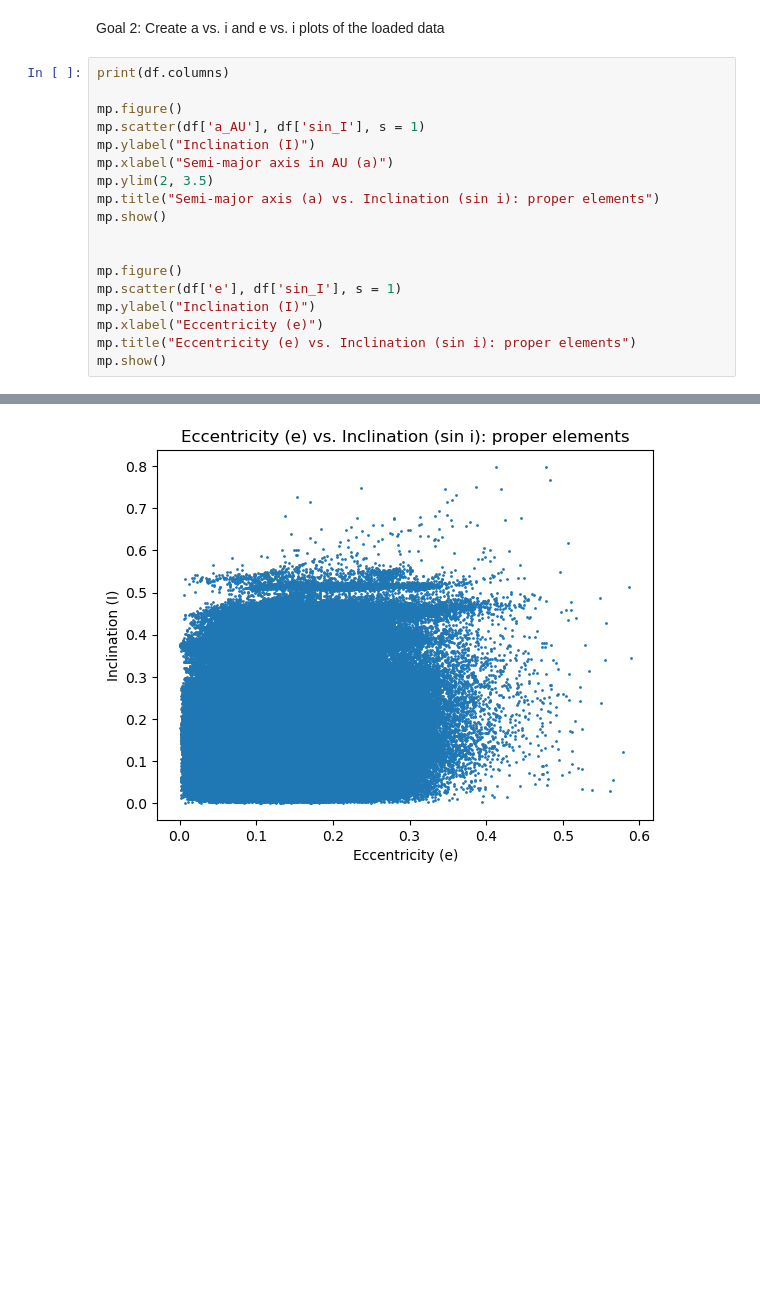
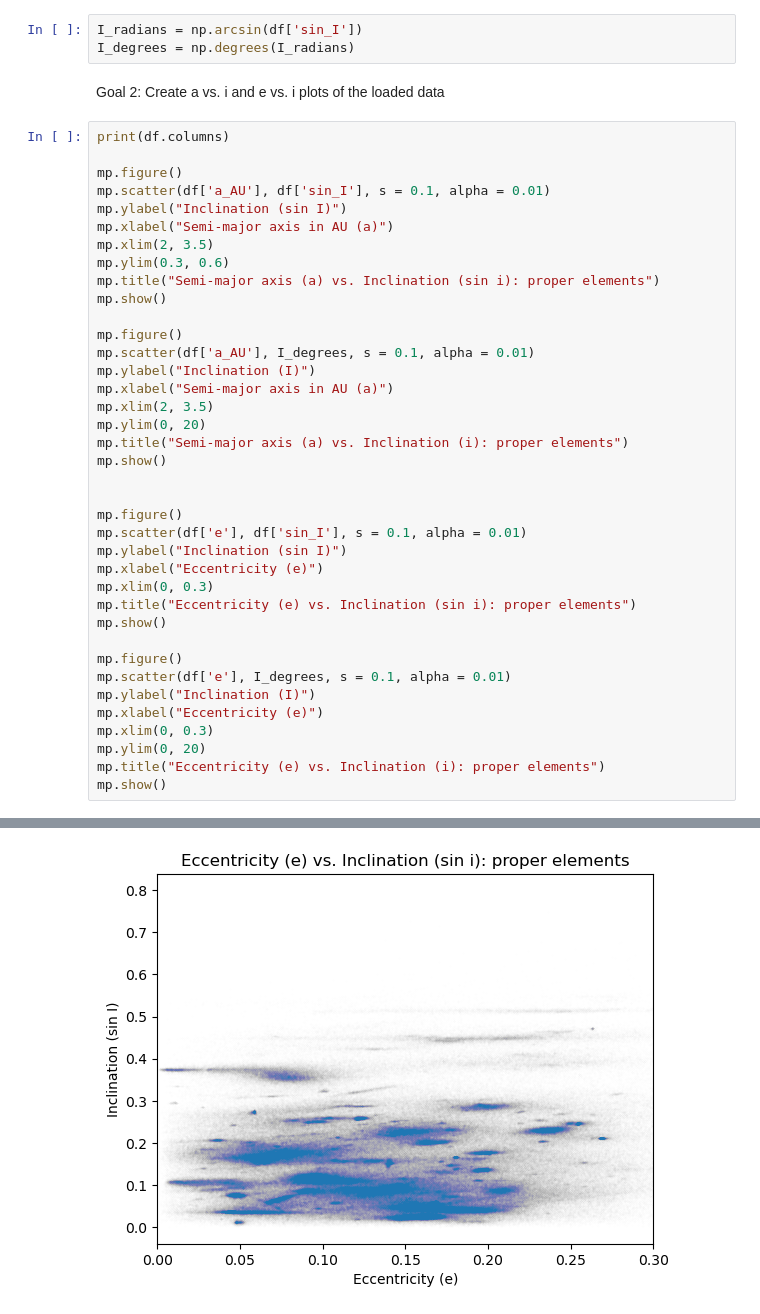
Before and after one commit to olincollege/scicomp-p2-alex_asteroids, a Jupyter notebook: Asteroid_family_exploration.ipynb, the cells around one changed output, grey strips where cells are left out. Cells and saved outputs as stored; diff of their text form; blank space fills up the shorter version.

Commit message:
Plot a vs i, e vs i, 3D a vs e vs i to visibly see cluters

```diff
--- a/Asteroid_family_exploration.ipynb
+++ b/Asteroid_family_exploration.ipynb
@@ -29,22 +32,45 @@ print(df.head())
+# %%
+I_radians = np.arcsin(df['sin_I'])
+I_degrees = np.degrees(I_radians)
 # %% [markdown]
 Goal 2: Create a vs. i and e vs. i plots of the loaded data
 # %%
 print(df.columns)
 
 mp.figure()
-mp.scatter(df['a_AU'], df['sin_I'], s = 1)
+mp.scatter(df['a_AU'], df['sin_I'], s = 0.1, alpha = 0.01)
+mp.ylabel("Inclination (sin I)")
+mp.xlabel("Semi-major axis in AU (a)")
+mp.xlim(2, 3.5)
+mp.ylim(0.3, 0.6)
+mp.title("Semi-major axis (a) vs. Inclination (sin i): proper elements")
+mp.show()
+
+mp.figure()
+mp.scatter(df['a_AU'], I_degrees, s = 0.1, alpha = 0.01)
 mp.ylabel("Inclination (I)")
 mp.xlabel("Semi-major axis in AU (a)")
-mp.ylim(2, 3.5)
-mp.title("Semi-major axis (a) vs. Inclination (sin i): proper elements")
+mp.xlim(2, 3.5)
+mp.ylim(0, 20)
+mp.title("Semi-major axis (a) vs. Inclination (i): proper elements")
 mp.show()
 
 
 mp.figure()
-mp.scatter(df['e'], df['sin_I'], s = 1)
+mp.scatter(df['e'], df['sin_I'], s = 0.1, alpha = 0.01)
+mp.ylabel("Inclination (sin I)")
+mp.xlabel("Eccentricity (e)")
+mp.xlim(0, 0.3)
+mp.title("Eccentricity (e) vs. Inclination (sin i): proper elements")
+mp.show()
+
+mp.figure()
+mp.scatter(df['e'], I_degrees, s = 0.1, alpha = 0.01)
 mp.ylabel("Inclination (I)")
 mp.xlabel("Eccentricity (e)")
-mp.title("Eccentricity (e) vs. Inclination (sin i): proper elements")
+mp.xlim(0, 0.3)
+mp.ylim(0, 20)
+mp.title("Eccentricity (e) vs. Inclination (i): proper elements")
 mp.show()
 # %% [output]
 Index(['Name', 'mag', 'a_AU', 'e', 'sin_I', 'n_deg_per_yr', 'g_arcsec_per_yr',
@@ -55 +81 @@ Index(['Name', 'mag', 'a_AU', 'e', 'sin_I', 'n_deg_per_yr', 'g_arcsec_per_yr',
-[figure, old version]
+[figure, new version]
```
Also changed, not shown: parts of 6 cells of this notebook.
